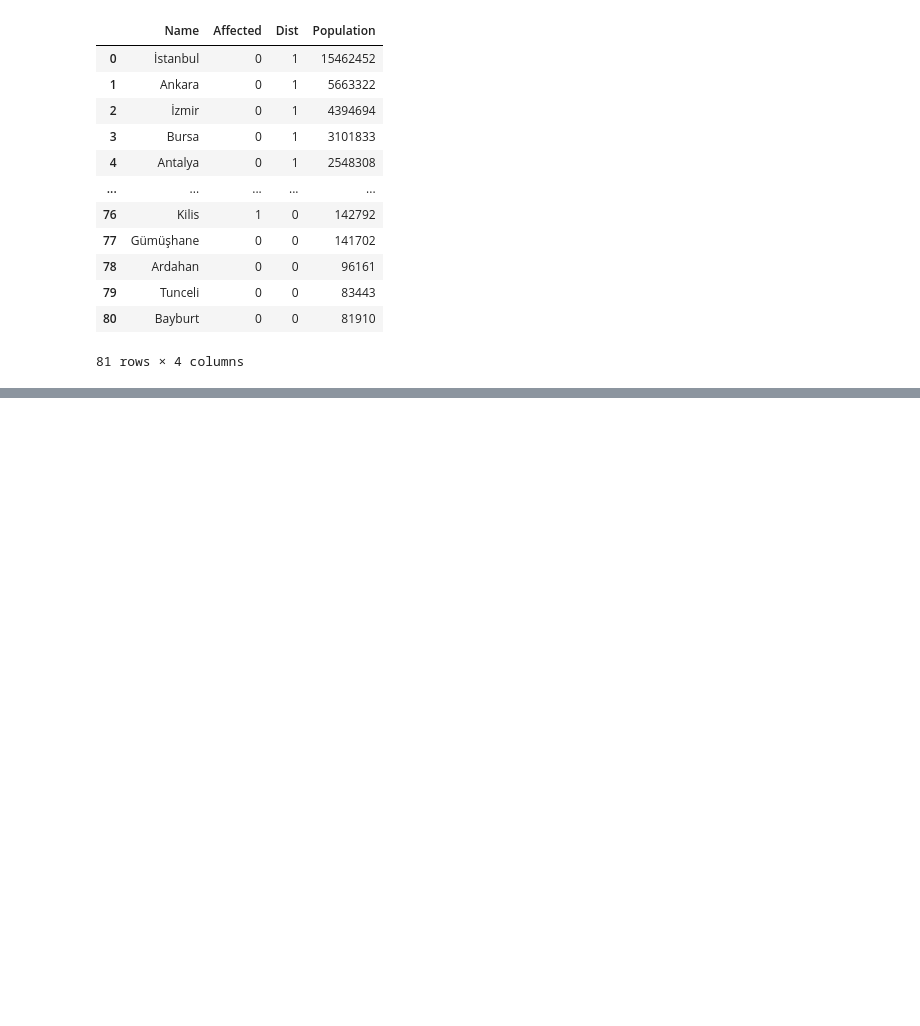
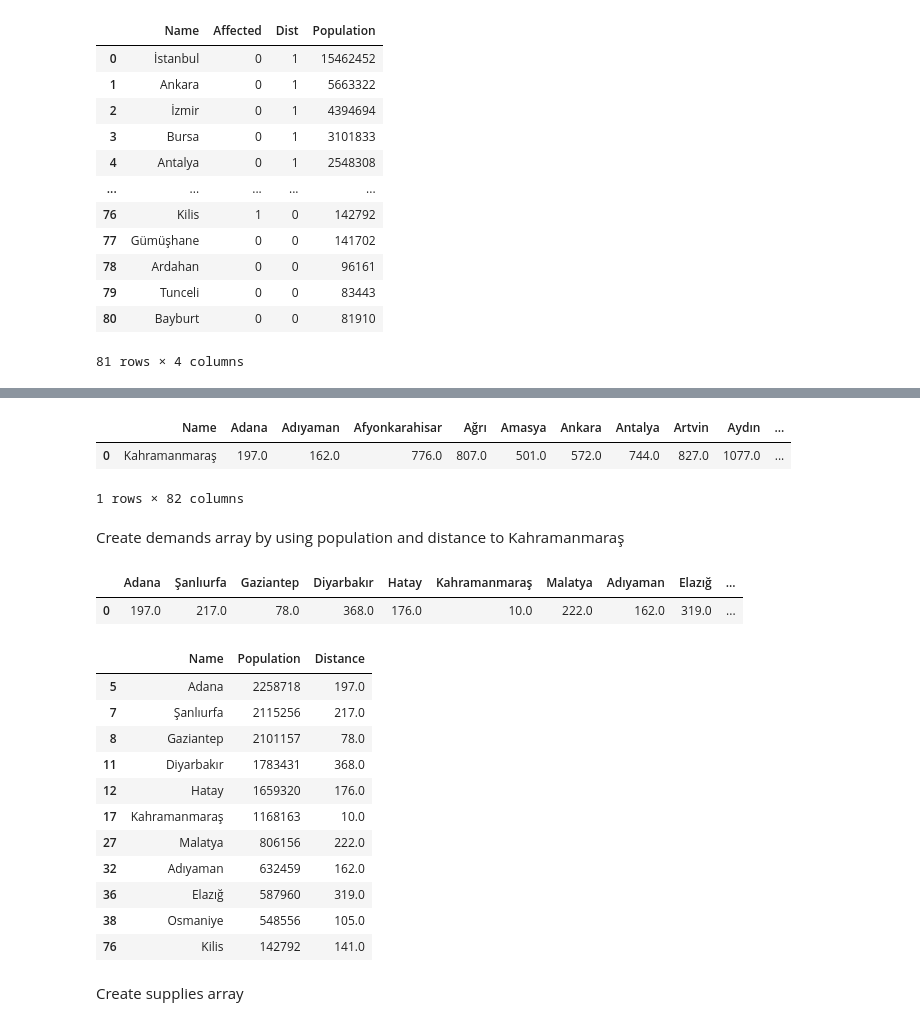
Before and after one commit to mustafabayrak0/Optimization-Project, a Jupyter notebook: Project/Code/data_cleaning.ipynb, the cells around one changed output, grey strips where cells are left out. Cells and saved outputs as stored; diff of their text form; code cells hidden in the pictures; blank space fills up the shorter version.

Commit message:
Seperated data cleaning and algorithms

```diff
--- a/Project/Code/data_cleaning.ipynb
+++ b/Project/Code/data_cleaning.ipynb
@@ -35,4 +36,4 @@ dtype: int64
 # %%
 distances = pd.read_excel("../Datasets/ilmesafe.xlsx")
 # %%
-distances.fillna(0)
+distances.fillna(0,inplace=True)
@@ -185,3 +162,6 @@ merged_df
 | 79 | Tunceli | 0 | 0 | 83443 |
 | 80 | Bayburt | 0 | 0 | 81910 |
 81 rows × 4 columns
+# %%
+affected_cities = merged_df[merged_df["Affected"] == 1][["Name","Population"]]
+affected_city_names = np.array(affected_cities["Name"].values.tolist())
@@ -187,0 +178,12 @@ merged_df
+# %%
+affected_df = pd.DataFrame(columns=distances.columns)
+# Iterate over each row in the original dataframe
+for index, row in distances.iterrows():
+    if row['Name'] == "Kahramanmaraş":
+        # Append the row to the new dataframe
+        affected_df = pd.concat([affected_df, row.to_frame().T])
+
+# Reset the index of the new dataframe
+affected_df.reset_index(drop=True, inplace=True)
+dist_maras = affected_df[affected_city_names]
+dist_maras.at[0, "Kahramanmaraş"] = 10.0
@@ -187,0 +205,34 @@ merged_df
+# %%
+affected_df
+# %% [output]
+|  | Name | Adana | Adıyaman | Afyonkarahisar | Ağrı | Amasya | Ankara | Antalya | Artvin | Aydın | ... |
+| 0 | Kahramanmaraş | 197.0 | 162.0 | 776.0 | 807.0 | 501.0 | 572.0 | 744.0 | 827.0 | 1077.0 | ... |
+1 rows × 82 columns
+# %% [markdown]
+Create demands array by using population and distance to Kahramanmaraş
+# %%
+dist_maras
+# %% [output]
+|  | Adana | Şanlıurfa | Gaziantep | Diyarbakır | Hatay | Kahramanmaraş | Malatya | Adıyaman | Elazığ | ... |
+| 0 | 197.0 | 217.0 | 78.0 | 368.0 | 176.0 | 10.0 | 222.0 | 162.0 | 319.0 | ... |
+# %%
+# Extract the 'Distance' values from the second dataframe
+distance_values = dist_maras.iloc[0].values
+
+# Add the 'Distance' column to the first dataframe
+affected_cities['Distance'] = distance_values
+# %%
+affected_cities
+# %% [output]
+|  | Name | Population | Distance |
+| 5 | Adana | 2258718 | 197.0 |
+| 7 | Şanlıurfa | 2115256 | 217.0 |
+| 8 | Gaziantep | 2101157 | 78.0 |
+| 11 | Diyarbakır | 1783431 | 368.0 |
+| 12 | Hatay | 1659320 | 176.0 |
+| 17 | Kahramanmaraş | 1168163 | 10.0 |
+| 27 | Malatya | 806156 | 222.0 |
+| 32 | Adıyaman | 632459 | 162.0 |
+| 36 | Elazığ | 587960 | 319.0 |
+| 38 | Osmaniye | 548556 | 105.0 |
+| 76 | Kilis | 142792 | 141.0 |
@@ -187,0 +246,2 @@ merged_df
+# %% [markdown]
+Create supplies array
```
Also changed, not shown: parts of 21 cells of this notebook, 7 other files.
